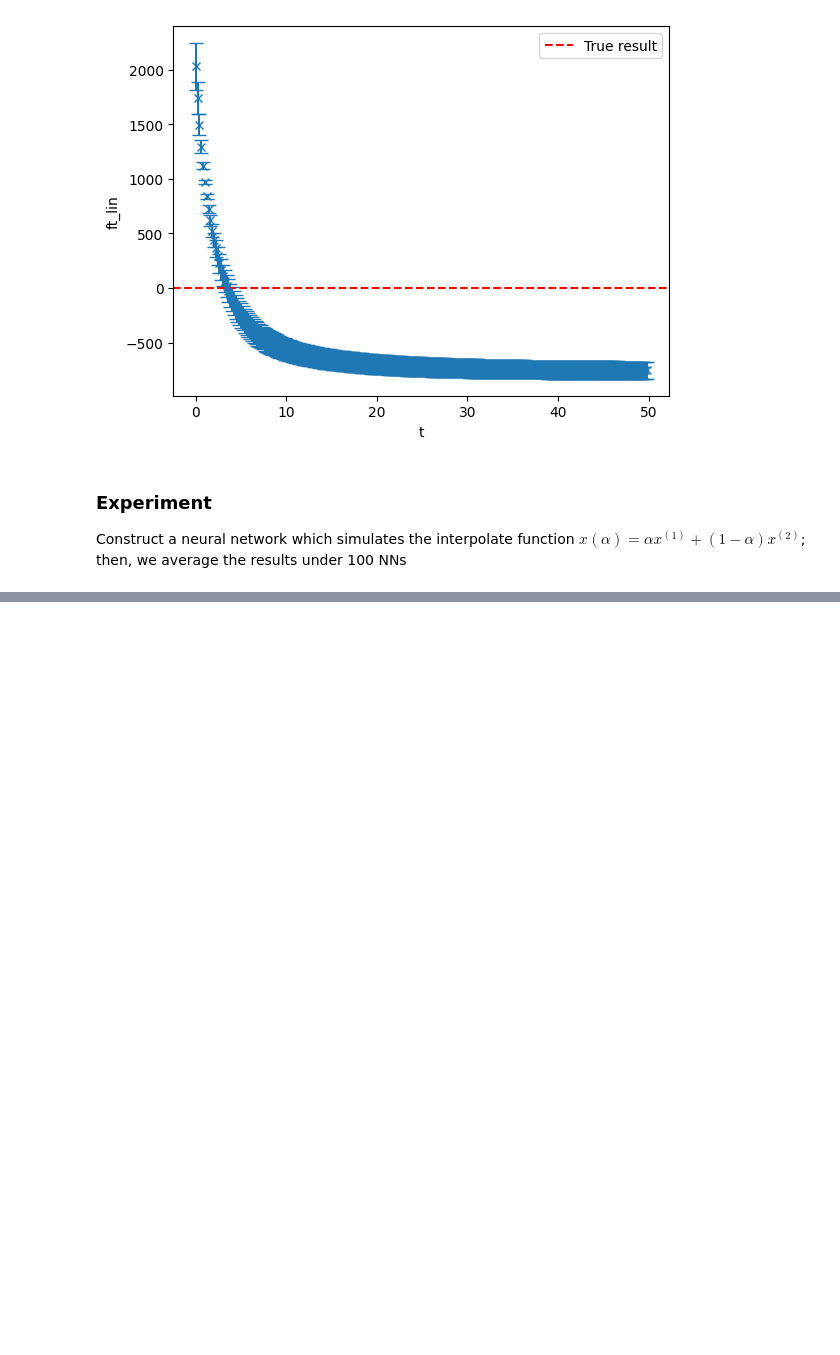
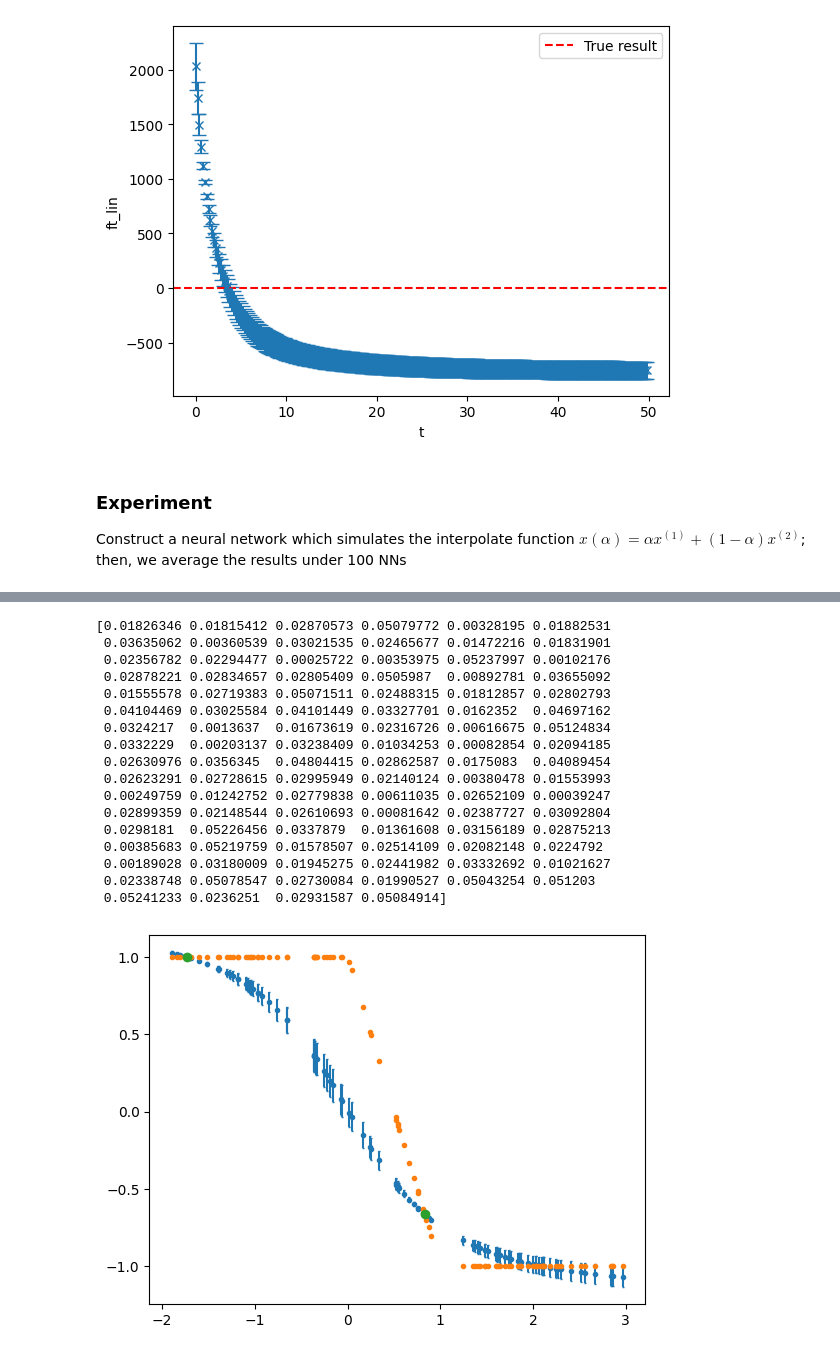
Before and after one commit to Manuel1711/Neural-Networks, a Jupyter notebook: NN_Gaussian.ipynb, the cells around one changed output, grey strips where cells are left out. Cells and saved outputs as stored; diff of their text form; code cells hidden in the pictures; blank space fills up the shorter version.

```diff
--- a/NN_Gaussian.ipynb
+++ b/NN_Gaussian.ipynb
@@ -583,0 +591,50 @@ plt.show()
+# %%
+xx1 = tf.constant(-1., shape=(Nout, 1, 1), dtype=tf.float32)
+xx2 = tf.constant(1., shape=(Nout, 1, 1), dtype=tf.float32)
+
+alpha_np = alpha_out.numpy()
+alpha_np = np.reshape(alpha_out, (Nout,))
+
+x_np = interp(alpha_out)
+x_np = np.reshape(x_np.numpy(), (Nout,))
+
+epoch_fix = 499
+
+y = np.array([0.]*len(alpha_np))
+erry = np.array([0.]*len(alpha_np))
+
+for i in range(len(alpha_np)):
+    y[i] = mean(obser_sum[epoch_fix, 0, i, :])
+    erry[i] = np.sqrt(mean(obser_sum[epoch_fix, 1, i, :]) - y[i]**2.)#std_dev(Nboot*obser_sum[epoch_fix, 0, i, :])
+
+print(erry)
+
+#print(mean(obser_sum[epoch_fix, 0, 0, :]), std_dev(obser_sum[epoch_fix, 0, 0, :])*Nboot**0.5, (mean(obser_sum[epoch_fix, 1, 0, :]) - mean(obser_sum[epoch_fix, 0, 0, :])**2.)**0.5)
+
+#err = np.sqrt(obser_sum[epoch_fix, 1, :] - obser_sum[epoch_fix, 0, :]**2.)
+#print(alpha_np[0:5], x_np[0:5], obser_sum[400, 0, 0:5], obser_sum[400, 2, 0:5])
+plt.errorbar(alpha_np, y, yerr=2.*erry, fmt = '.', capsize=1)
+plt.errorbar(alpha_np, x_np, fmt = '.', capsize=1)
+plt.errorbar(np.reshape(alpha_train.numpy(), (Nin, )), np.reshape(x_train.numpy(), (Nin,)), fmt = 'o', capsize=30)
+plt.show()
+
+# PUT THE BIAS AT ZERO AND CHANGE THE DEV_STD
+# %% [output]
+[0.01826346 0.01815412 0.02870573 0.05079772 0.00328195 0.01882531
+ 0.03635062 0.00360539 0.03021535 0.02465677 0.01472216 0.01831901
+ 0.02356782 0.02294477 0.00025722 0.00353975 0.05237997 0.00102176
+ 0.02878221 0.02834657 0.02805409 0.0505987  0.00892781 0.03655092
+ 0.01555578 0.02719383 0.05071511 0.02488315 0.01812857 0.02802793
+ 0.04104469 0.03025584 0.04101449 0.03327701 0.0162352  0.04697162
+ 0.0324217  0.0013637  0.01673619 0.02316726 0.00616675 0.05124834
+ 0.0332229  0.00203137 0.03238409 0.01034253 0.00082854 0.02094185
+ 0.02630976 0.0356345  0.04804415 0.02862587 0.0175083  0.04089454
+ 0.02623291 0.02728615 0.02995949 0.02140124 0.00380478 0.01553993
+ 0.00249759 0.01242752 0.02779838 0.00611035 0.02652109 0.00039247
+ 0.02899359 0.02148544 0.02610693 0.00081642 0.02387727 0.03092804
+ 0.0298181  0.05226456 0.0337879  0.01361608 0.03156189 0.02875213
+ 0.00385683 0.05219759 0.01578507 0.02514109 0.02082148 0.0224792
+ 0.00189028 0.03180009 0.01945275 0.02441982 0.03332692 0.01021627
+ 0.02338748 0.05078547 0.02730084 0.01990527 0.05043254 0.051203
+ 0.05241233 0.0236251  0.02931587 0.05084914]
+[figure, added]
```
Also changed, not shown: parts of 1 cell of this notebook.
